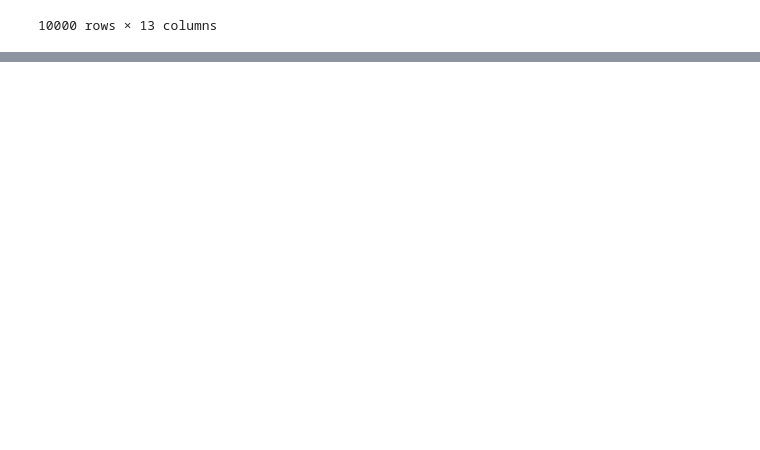
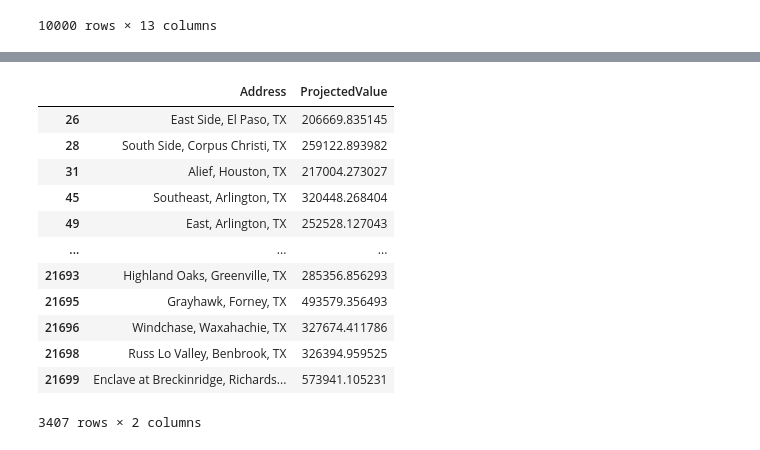
Before and after one commit to JYasha11/Move-Out-With-Us, a Jupyter notebook: test.ipynb, the cells around one changed output, grey strips where cells are left out. Drawn from its saved outputs; the diff is of its cells as text; code cells hidden in the pictures; blank space fills up the shorter version.

```diff
--- a/test.ipynb
+++ b/test.ipynb
@@ -54,0 +105,23 @@ df
+# %%
+df_places= pd.read_csv("Neighborhood_zhvi_uc_sfrcondo_tier_0.33_0.67_sm_sa_month.csv")
+df_places= df_places[df_places["StateName"]=="TX"]
+df_places= df_places[['RegionID', 'SizeRank', 'RegionName', 'RegionType', 'StateName',
+       'State', 'City', 'Metro', 'CountyName', '2023-09-30']]
+df_places["Address"]= df_places["RegionName"] + ", " + df_places["City"] + ", " + df_places["State"]
+df_places= df_places[["Address", "2023-09-30"]]
+df_places= df_places.rename(columns={"2023-09-30": "ProjectedValue"})
+df_places
+# %% [output]
+|  | Address | ProjectedValue |
+| 26 | East Side, El Paso, TX | 206669.835145 |
+| 28 | South Side, Corpus Christi, TX | 259122.893982 |
+| 31 | Alief, Houston, TX | 217004.273027 |
+| 45 | Southeast, Arlington, TX | 320448.268404 |
+| 49 | East, Arlington, TX | 252528.127043 |
+| ... | ... | ... |
+| 21693 | Highland Oaks, Greenville, TX | 285356.856293 |
+| 21695 | Grayhawk, Forney, TX | 493579.356493 |
+| 21696 | Windchase, Waxahachie, TX | 327674.411786 |
+| 21698 | Russ Lo Valley, Benbrook, TX | 326394.959525 |
+| 21699 | Enclave at Breckinridge, Richards... | 573941.105231 |
+3407 rows × 2 columns
```
Also changed, not shown: parts of 19 cells of this notebook, 8 other files.
